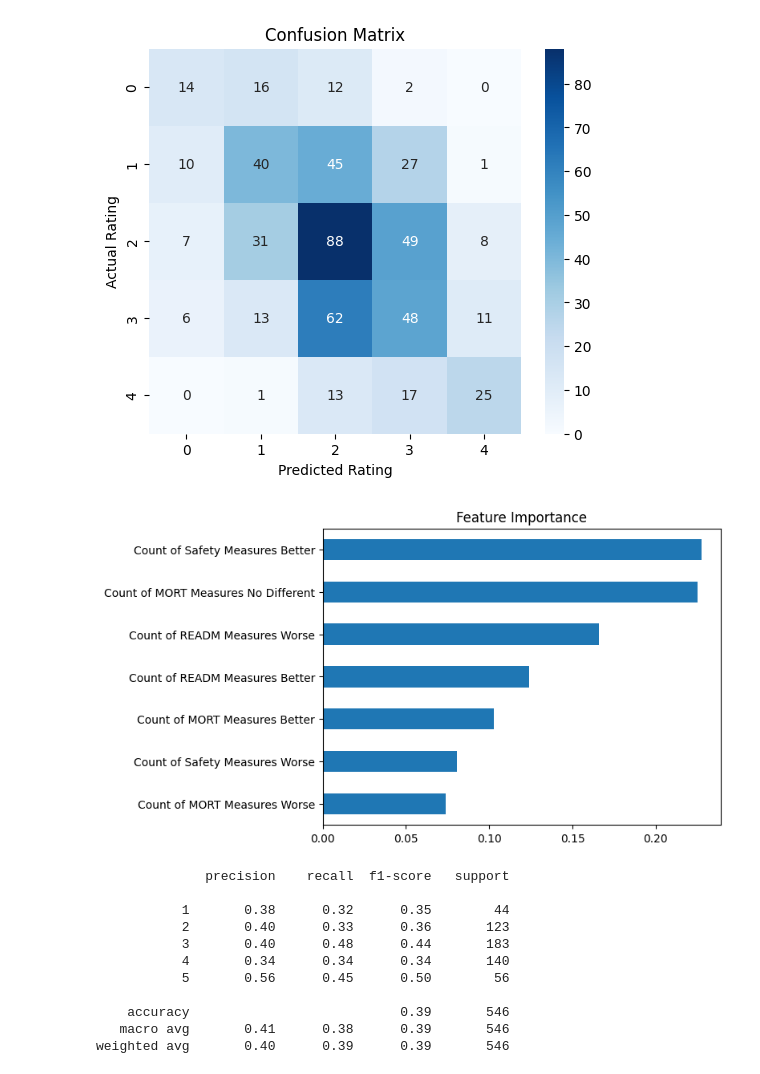
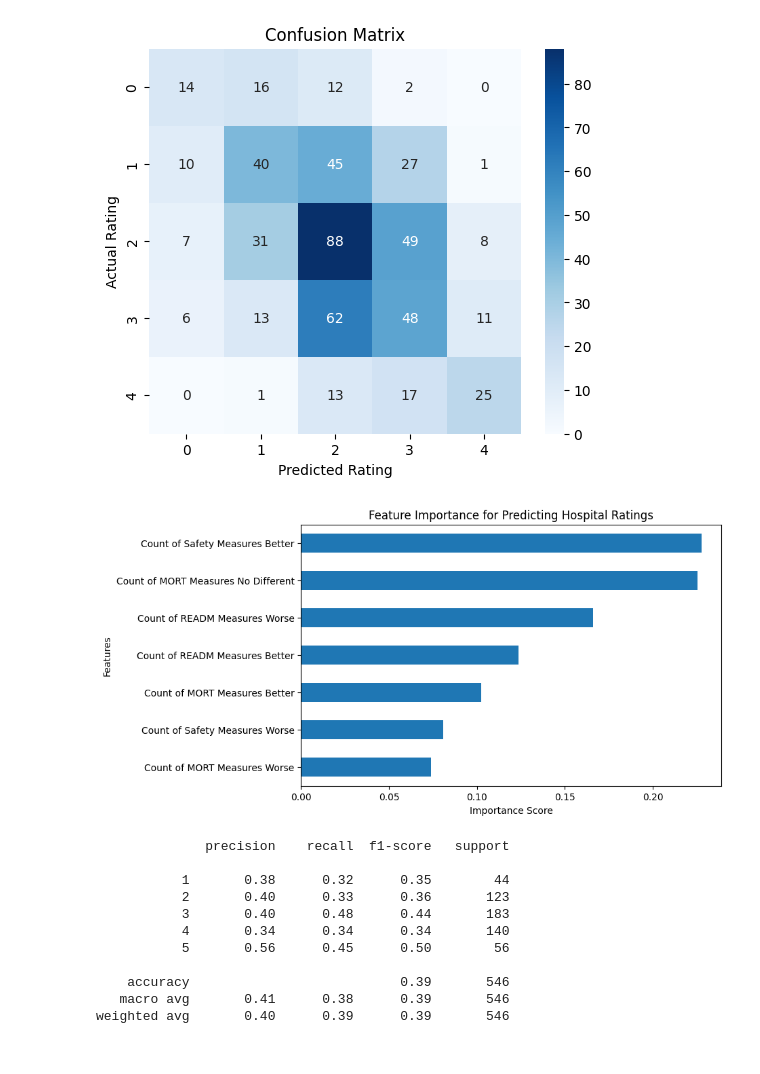
Before and after one commit to gharnaldo/ndudsproj1, a Jupyter notebook: hospital_analysis.ipynb, the cells around one changed output. Drawn from its saved outputs; the diff is of its cells as text; code cells hidden in the pictures.

```diff
--- a/hospital_analysis.ipynb
+++ b/hospital_analysis.ipynb
@@ -377,12 +510,12 @@ plt.show()
 [figure]
 # %%
 # Identify which variables influence the prediction the most
-
-feature_importance = get_feature_importance(model, X.columns)
-
-feature_importance
+plot_feature_importance(
+    feature_importance,
+    "Feature Importance for Predicting Hospital Ratings"
+)
 # %% [output]
-[figure, old version]
+[figure, new version]
 # %%
 # Generate precision, recall and F1-score for each rating class
 
```
Also changed, not shown: parts of 12 cells of this notebook.
